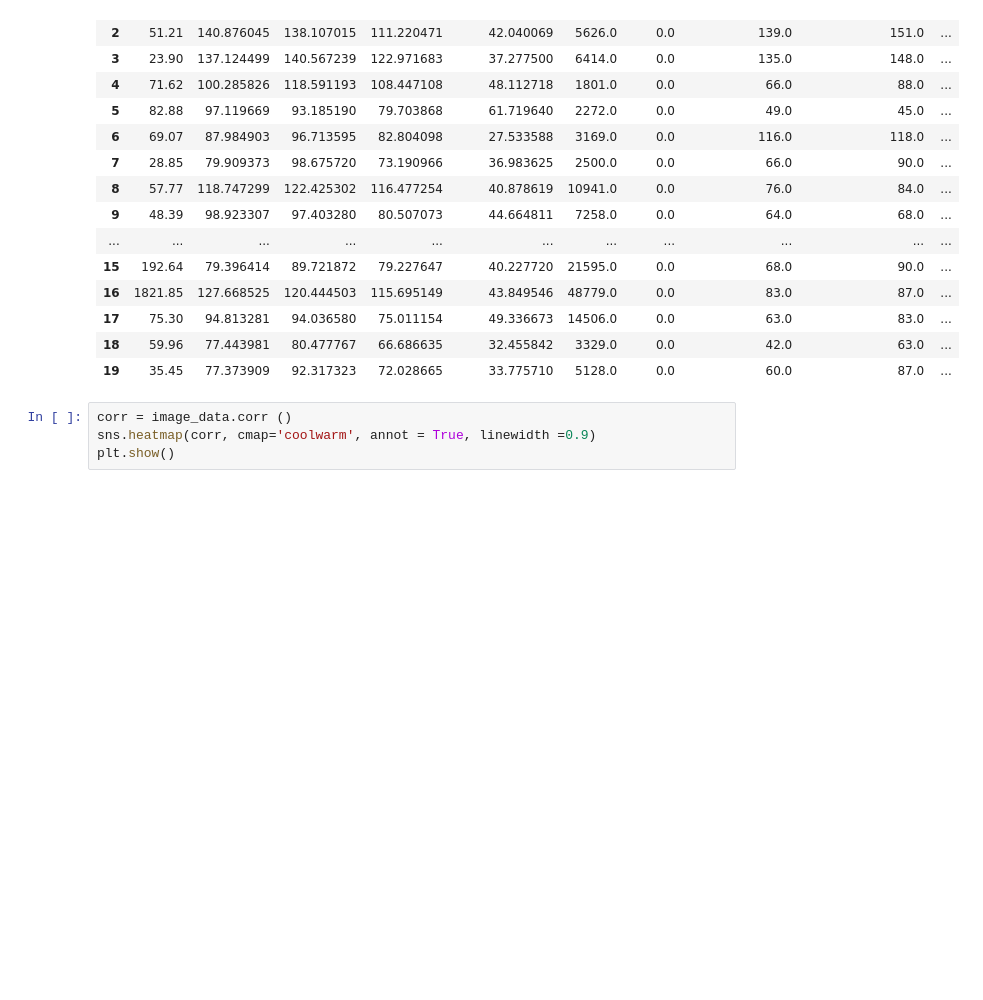
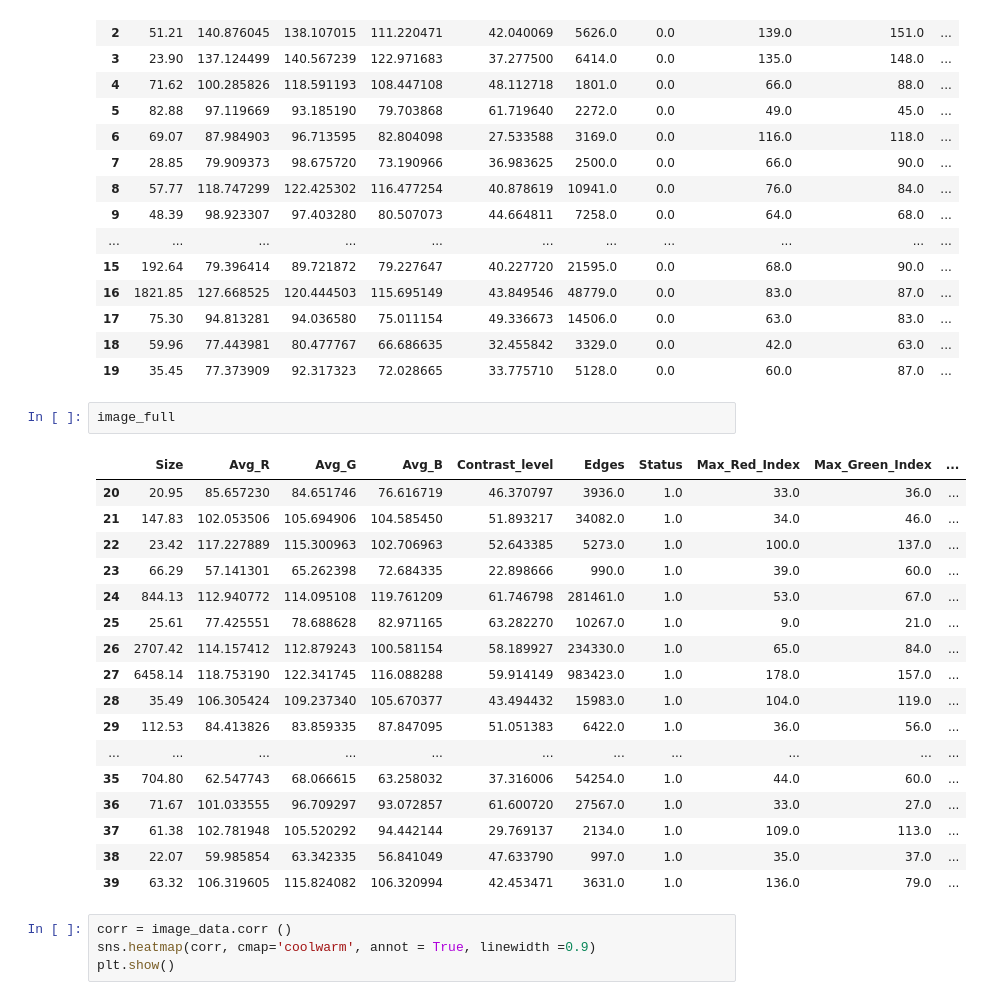
Before and after one commit to DorDNS/SolutionDelivery_PRJ, a Jupyter notebook: backend/src/TrashMapServer/model_classification.ipynb, the cells around one changed output. Cells and saved outputs as stored; diff of their text form; blank space fills up the shorter version.

```diff
--- a/backend/src/TrashMapServer/model_classification.ipynb
+++ b/backend/src/TrashMapServer/model_classification.ipynb
@@ -101,6 +104,26 @@ image_empty
 | 17 | 75.30 | 94.813281 | 94.036580 | 75.011154 | 49.336673 | 14506.0 | 0.0 | 63.0 | 83.0 | ... |
 | 18 | 59.96 | 77.443981 | 80.477767 | 66.686635 | 32.455842 | 3329.0 | 0.0 | 42.0 | 63.0 | ... |
 | 19 | 35.45 | 77.373909 | 92.317323 | 72.028665 | 33.775710 | 5128.0 | 0.0 | 60.0 | 87.0 | ... |
+# %%
+image_full
+# %% [output]
+|  | Size | Avg_R | Avg_G | Avg_B | Contrast_level | Edges | Status | Max_Red_Index | Max_Green_Index | ... |
+| 20 | 20.95 | 85.657230 | 84.651746 | 76.616719 | 46.370797 | 3936.0 | 1.0 | 33.0 | 36.0 | ... |
+| 21 | 147.83 | 102.053506 | 105.694906 | 104.585450 | 51.893217 | 34082.0 | 1.0 | 34.0 | 46.0 | ... |
+| 22 | 23.42 | 117.227889 | 115.300963 | 102.706963 | 52.643385 | 5273.0 | 1.0 | 100.0 | 137.0 | ... |
+| 23 | 66.29 | 57.141301 | 65.262398 | 72.684335 | 22.898666 | 990.0 | 1.0 | 39.0 | 60.0 | ... |
+| 24 | 844.13 | 112.940772 | 114.095108 | 119.761209 | 61.746798 | 281461.0 | 1.0 | 53.0 | 67.0 | ... |
+| 25 | 25.61 | 77.425551 | 78.688628 | 82.971165 | 63.282270 | 10267.0 | 1.0 | 9.0 | 21.0 | ... |
+| 26 | 2707.42 | 114.157412 | 112.879243 | 100.581154 | 58.189927 | 234330.0 | 1.0 | 65.0 | 84.0 | ... |
+| 27 | 6458.14 | 118.753190 | 122.341745 | 116.088288 | 59.914149 | 983423.0 | 1.0 | 178.0 | 157.0 | ... |
+| 28 | 35.49 | 106.305424 | 109.237340 | 105.670377 | 43.494432 | 15983.0 | 1.0 | 104.0 | 119.0 | ... |
+| 29 | 112.53 | 84.413826 | 83.859335 | 87.847095 | 51.051383 | 6422.0 | 1.0 | 36.0 | 56.0 | ... |
+| ... | ... | ... | ... | ... | ... | ... | ... | ... | ... | ... |
+| 35 | 704.80 | 62.547743 | 68.066615 | 63.258032 | 37.316006 | 54254.0 | 1.0 | 44.0 | 60.0 | ... |
+| 36 | 71.67 | 101.033555 | 96.709297 | 93.072857 | 61.600720 | 27567.0 | 1.0 | 33.0 | 27.0 | ... |
+| 37 | 61.38 | 102.781948 | 105.520292 | 94.442144 | 29.769137 | 2134.0 | 1.0 | 109.0 | 113.0 | ... |
+| 38 | 22.07 | 59.985854 | 63.342335 | 56.841049 | 47.633790 | 997.0 | 1.0 | 35.0 | 37.0 | ... |
+| 39 | 63.32 | 106.319605 | 115.824082 | 106.320994 | 42.453471 | 3631.0 | 1.0 | 136.0 | 79.0 | ... |
 # %%
 corr = image_data.corr ()
 sns.heatmap(corr, cmap='coolwarm', annot = True, linewidth =0.9)
```
Also changed, not shown: parts of 3 cells of this notebook, 4 other files.
